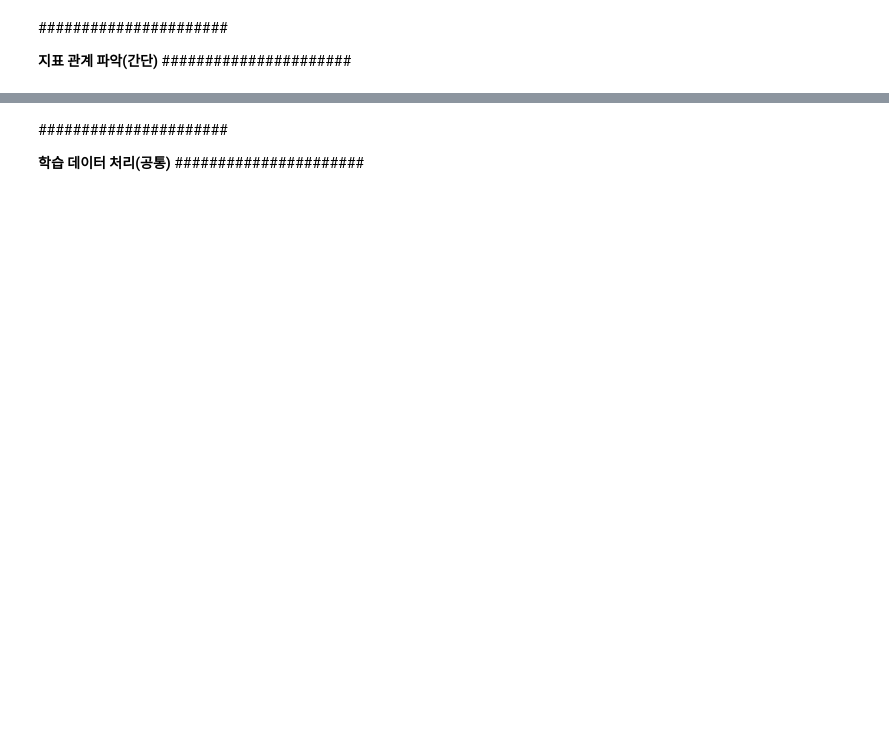
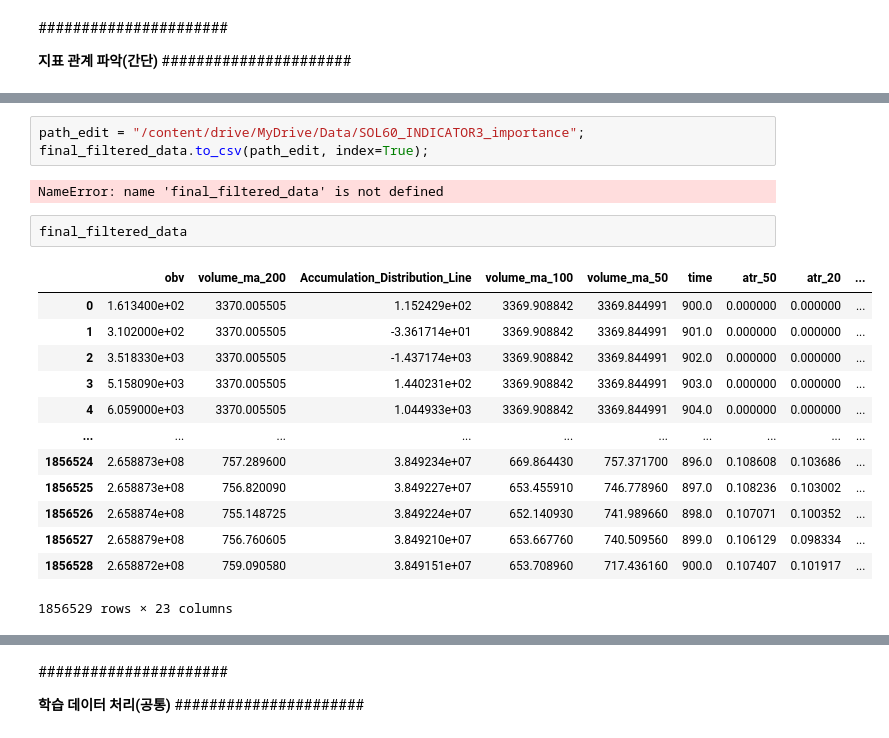
Before and after one commit to krkr5628/Crypto_Analysis_Colab, a Jupyter notebook: Data_Feature_multi_small.ipynb, the cells around one changed output, grey strips where cells are left out. Cells and saved outputs as stored; diff of their text form; blank space fills up the shorter version.

```diff
--- a/Data_Feature_multi_small.ipynb
+++ b/Data_Feature_multi_small.ipynb
@@ -851,0 +1191,21 @@ Name: max_return_60min, Length: 93, dtype: float64
+# %%
+path_edit = "/content/drive/MyDrive/Data/SOL60_INDICATOR3_importance";
+final_filtered_data.to_csv(path_edit, index=True);
+# %% [output]
+NameError: name 'final_filtered_data' is not defined
+# %%
+final_filtered_data
+# %% [output]
+|  | obv | volume_ma_200 | Accumulation_Distribution_Line | volume_ma_100 | volume_ma_50 | time | atr_50 | atr_20 | ... |
+| 0 | 1.613400e+02 | 3370.005505 | 1.152429e+02 | 3369.908842 | 3369.844991 | 900.0 | 0.000000 | 0.000000 | ... |
+| 1 | 3.102000e+02 | 3370.005505 | -3.361714e+01 | 3369.908842 | 3369.844991 | 901.0 | 0.000000 | 0.000000 | ... |
+| 2 | 3.518330e+03 | 3370.005505 | -1.437174e+03 | 3369.908842 | 3369.844991 | 902.0 | 0.000000 | 0.000000 | ... |
+| 3 | 5.158090e+03 | 3370.005505 | 1.440231e+02 | 3369.908842 | 3369.844991 | 903.0 | 0.000000 | 0.000000 | ... |
+| 4 | 6.059000e+03 | 3370.005505 | 1.044933e+03 | 3369.908842 | 3369.844991 | 904.0 | 0.000000 | 0.000000 | ... |
+| ... | ... | ... | ... | ... | ... | ... | ... | ... | ... |
+| 1856524 | 2.658873e+08 | 757.289600 | 3.849234e+07 | 669.864430 | 757.371700 | 896.0 | 0.108608 | 0.103686 | ... |
+| 1856525 | 2.658873e+08 | 756.820090 | 3.849227e+07 | 653.455910 | 746.778960 | 897.0 | 0.108236 | 0.103002 | ... |
+| 1856526 | 2.658874e+08 | 755.148725 | 3.849224e+07 | 652.140930 | 741.989660 | 898.0 | 0.107071 | 0.100352 | ... |
+| 1856527 | 2.658879e+08 | 756.760605 | 3.849210e+07 | 653.667760 | 740.509560 | 899.0 | 0.106129 | 0.098334 | ... |
+| 1856528 | 2.658872e+08 | 759.090580 | 3.849151e+07 | 653.708960 | 717.436160 | 900.0 | 0.107407 | 0.101917 | ... |
+1856529 rows × 23 columns
```
Also changed, not shown: parts of 164 cells of this notebook.
